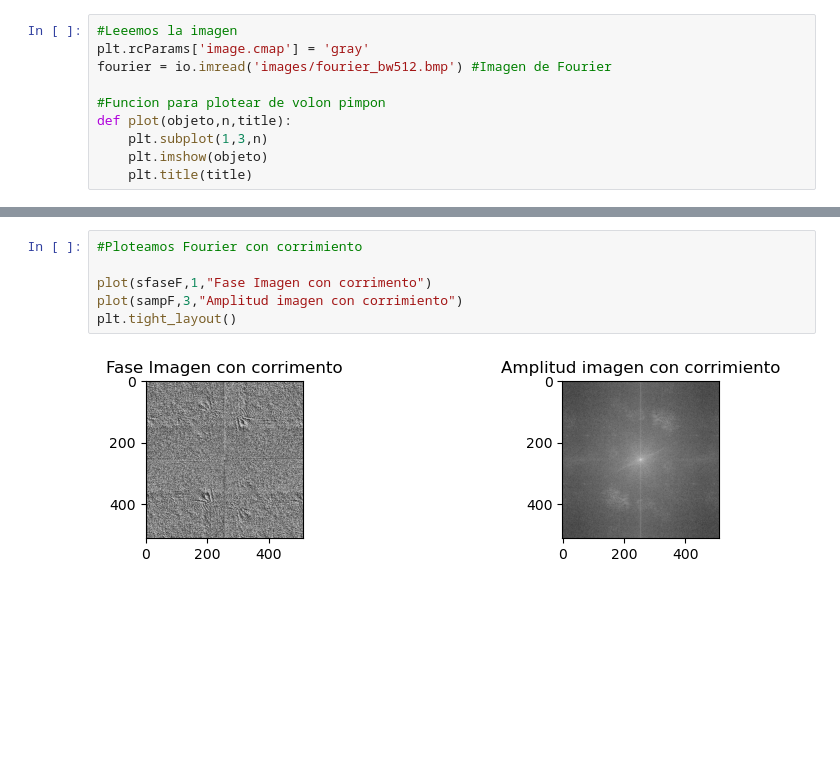
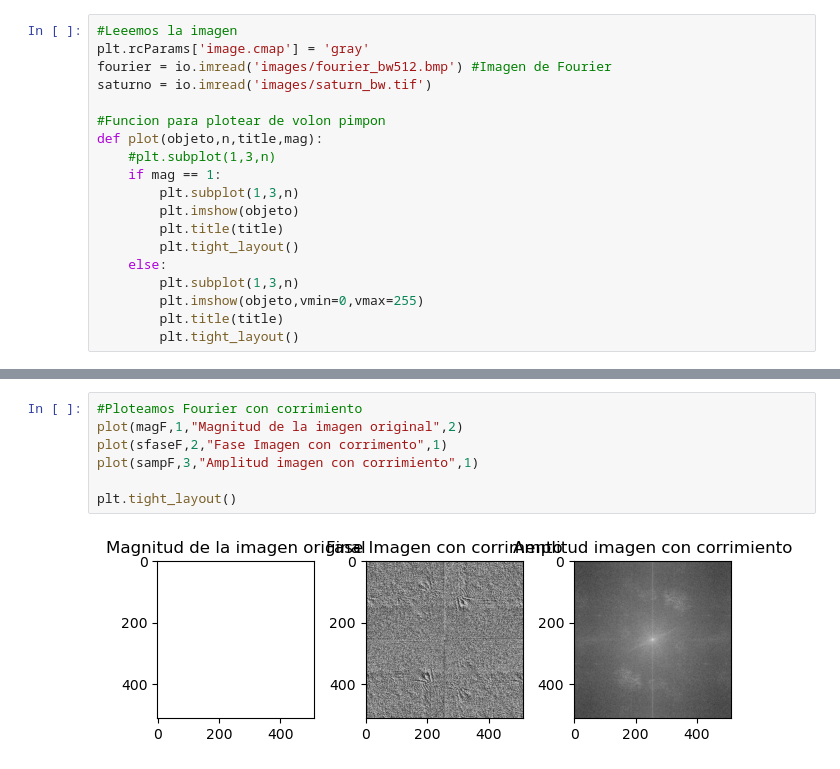
Before and after one commit to DexenRoss/PDI, a Jupyter notebook: Practica4/src/Practica4.ipynb, the cells around one changed output, grey strips where cells are left out. Drawn from its saved outputs; the diff is of its cells as text; blank space fills up the shorter version.

```diff
--- a/Practica4/src/Practica4.ipynb
+++ b/Practica4/src/Practica4.ipynb
@@ -9,12 +8,21 @@ import operator as op
 #Leeemos la imagen
 plt.rcParams['image.cmap'] = 'gray'
 fourier = io.imread('images/fourier_bw512.bmp') #Imagen de Fourier
+saturno = io.imread('images/saturn_bw.tif')
 
 #Funcion para plotear de volon pimpon
-def plot(objeto,n,title):
-    plt.subplot(1,3,n)
-    plt.imshow(objeto)
-    plt.title(title)
+def plot(objeto,n,title,mag):
+    #plt.subplot(1,3,n)
+    if mag == 1:
+        plt.subplot(1,3,n)
+        plt.imshow(objeto)
+        plt.title(title)
+        plt.tight_layout()
+    else:
+        plt.subplot(1,3,n)
+        plt.imshow(objeto,vmin=0,vmax=255)
+        plt.title(title)
+        plt.tight_layout()
 # %%
 #Ejercicio 1
 
@@ -66,9 +77,10 @@ plt.tight_layout()
 [figure]
 # %%
 #Ploteamos Fourier con corrimiento
+plot(magF,1,"Magnitud de la imagen original",2)
+plot(sfaseF,2,"Fase Imagen con corrimento",1)
+plot(sampF,3,"Amplitud imagen con corrimiento",1)
 
-plot(sfaseF,1,"Fase Imagen con corrimento")
-plot(sampF,3,"Amplitud imagen con corrimiento")
 plt.tight_layout()
 # %% [output]
-[figure, old version]
+[figure, new version]
```
Also changed, not shown: parts of 13 cells of this notebook, 1 other file.
